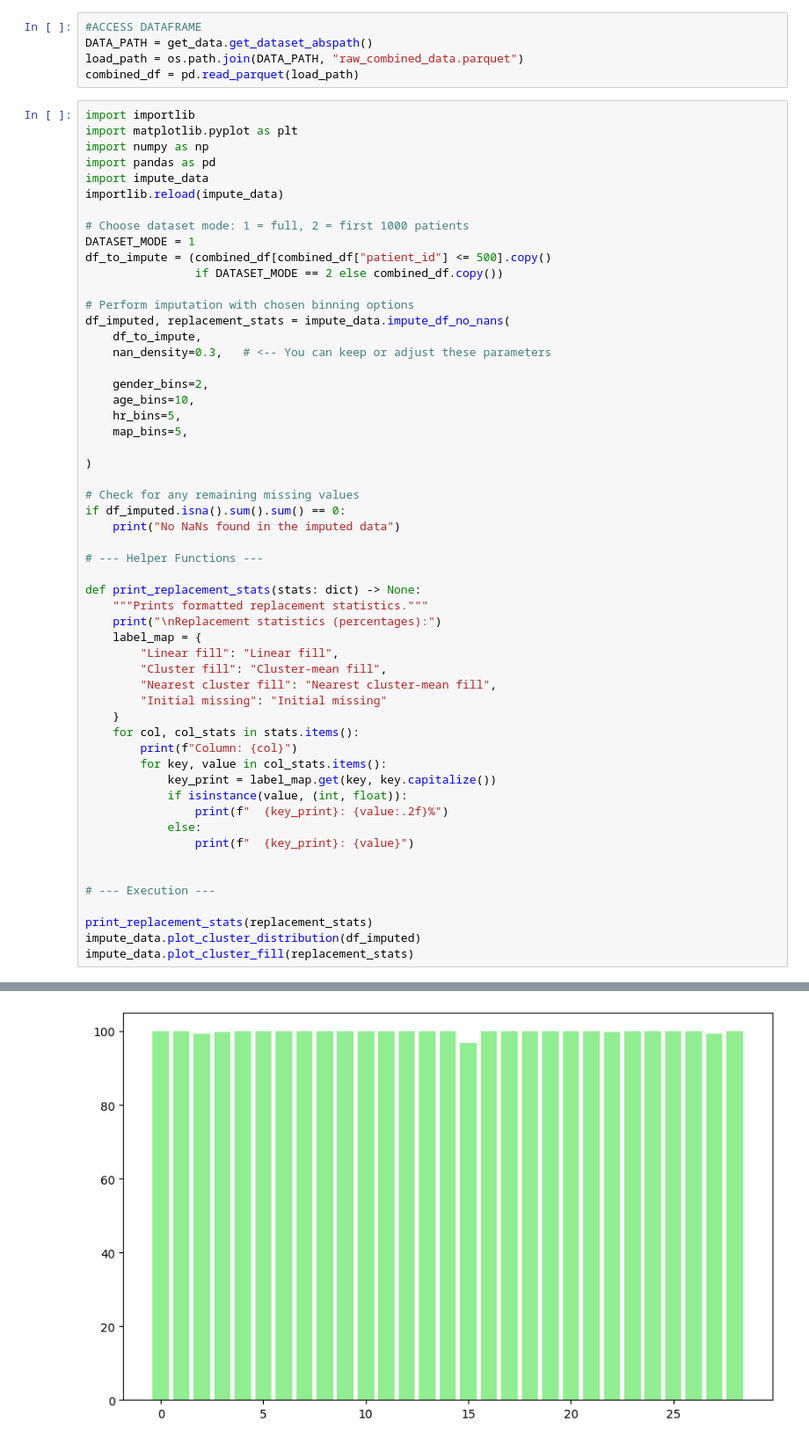
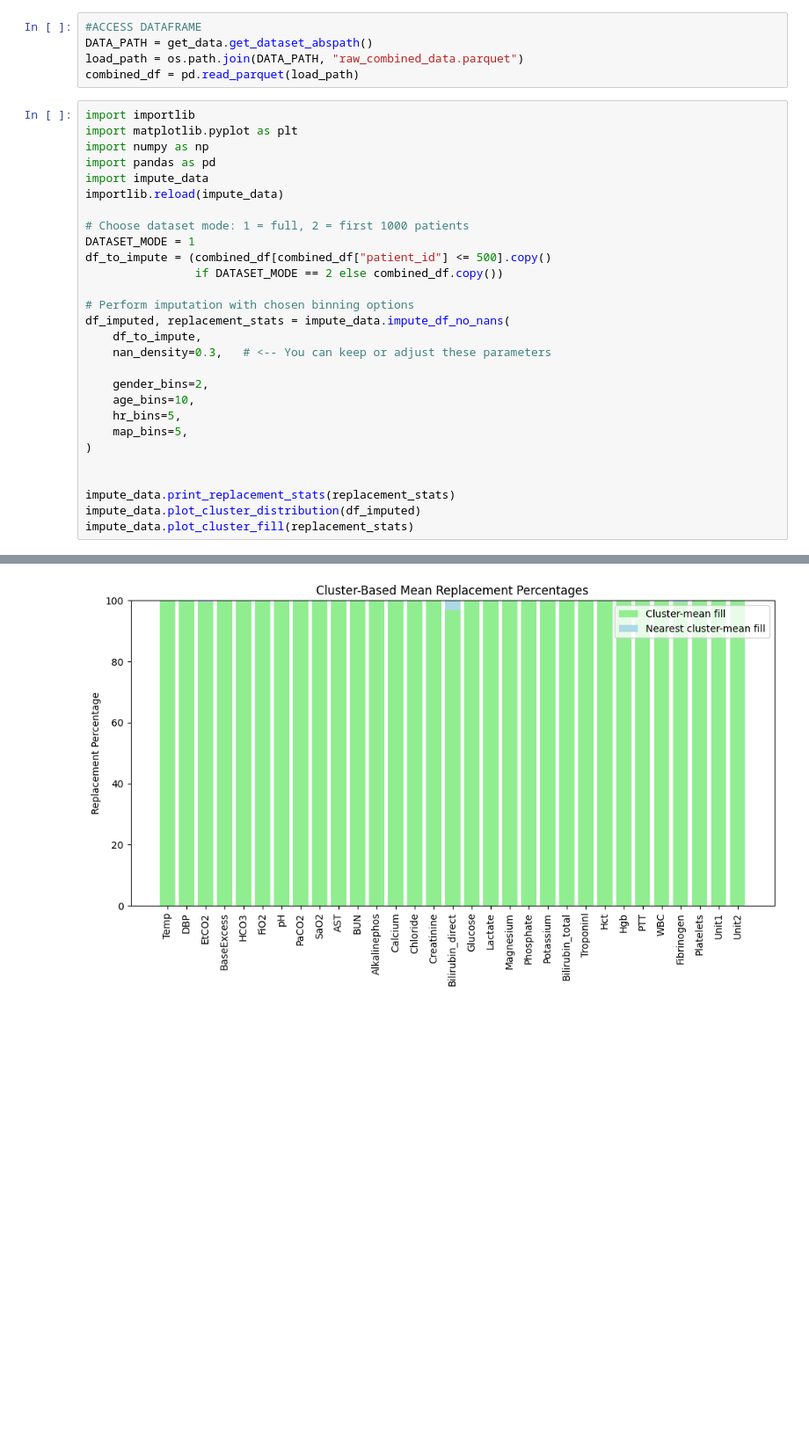
Before and after one commit to damianstone/dl-sepsis-prediction, a Jupyter notebook: data_exploration/toby_data_imputation.ipynb, the cells around one changed output, grey strips where cells are left out. Shown at 88% size. Drawn from its saved outputs; the diff is of its cells as text; blank space fills up the shorter version.

```diff
--- a/data_exploration/toby_data_imputation.ipynb
+++ b/data_exploration/toby_data_imputation.ipynb
@@ -65,37 +59,10 @@ df_imputed, replacement_stats = impute_data.impute_df_no_nans(
     age_bins=10,
     hr_bins=5,
     map_bins=5,
-
 )
 
-# Check for any remaining missing values
-if df_imputed.isna().sum().sum() == 0:
-    print("No NaNs found in the imputed data")
 
-# --- Helper Functions ---
-
-def print_replacement_stats(stats: dict) -> None:
-    """Prints formatted replacement statistics."""
-    print("\nReplacement statistics (percentages):")
-    label_map = {
-        "Linear fill": "Linear fill",
-        "Cluster fill": "Cluster-mean fill",
-        "Nearest cluster fill": "Nearest cluster-mean fill",
-        "Initial missing": "Initial missing"
-    }
-    for col, col_stats in stats.items():
-        print(f"Column: {col}")
-        for key, value in col_stats.items():
-            key_print = label_map.get(key, key.capitalize())
-            if isinstance(value, (int, float)):
-                print(f"  {key_print}: {value:.2f}%")
-            else:
-                print(f"  {key_print}: {value}")
-
-
-# --- Execution ---
-
-print_replacement_stats(replacement_stats)
+impute_data.print_replacement_stats(replacement_stats)
 impute_data.plot_cluster_distribution(df_imputed)
 impute_data.plot_cluster_fill(replacement_stats)
 # %% [output]
@@ -121 +87 @@ ValueError: 'facecolor' or 'color' argument must be a valid color orsequence of
-[figure, old version]
+[figure, new version]
```
Also changed, not shown: parts of 5 cells of this notebook, 2 other files.
